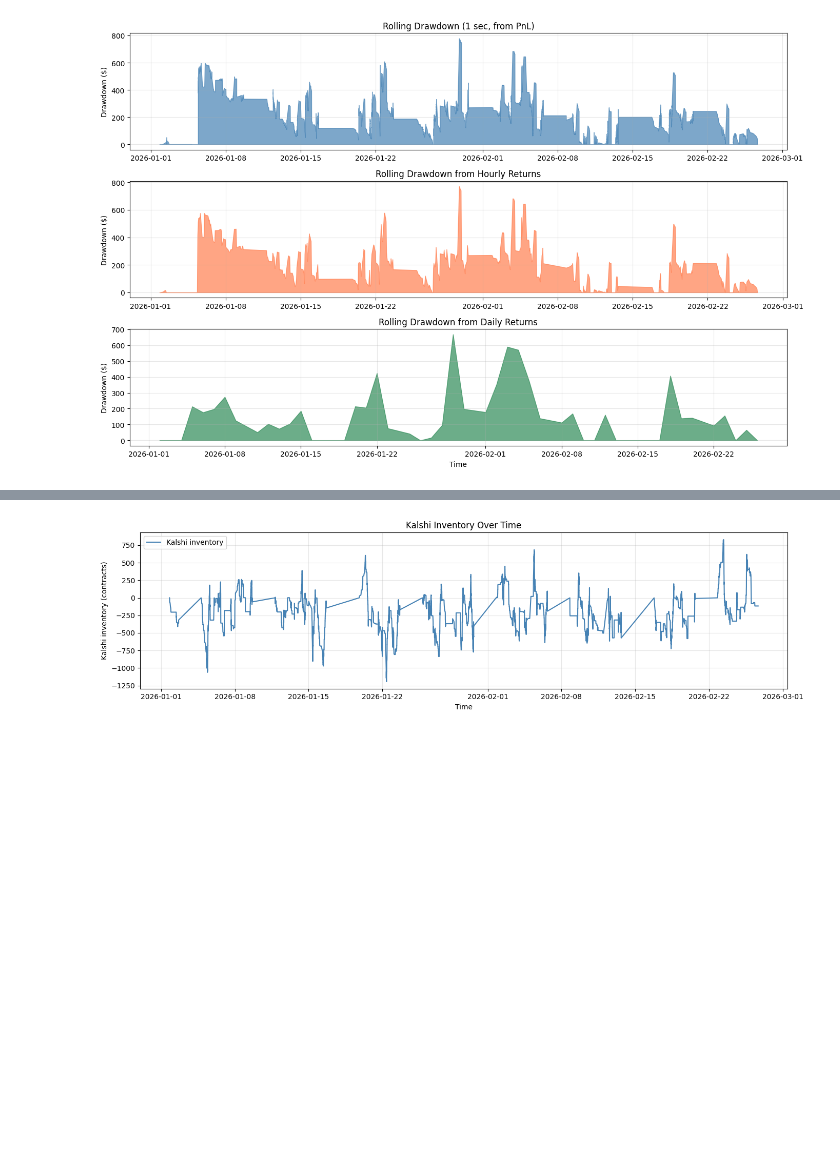
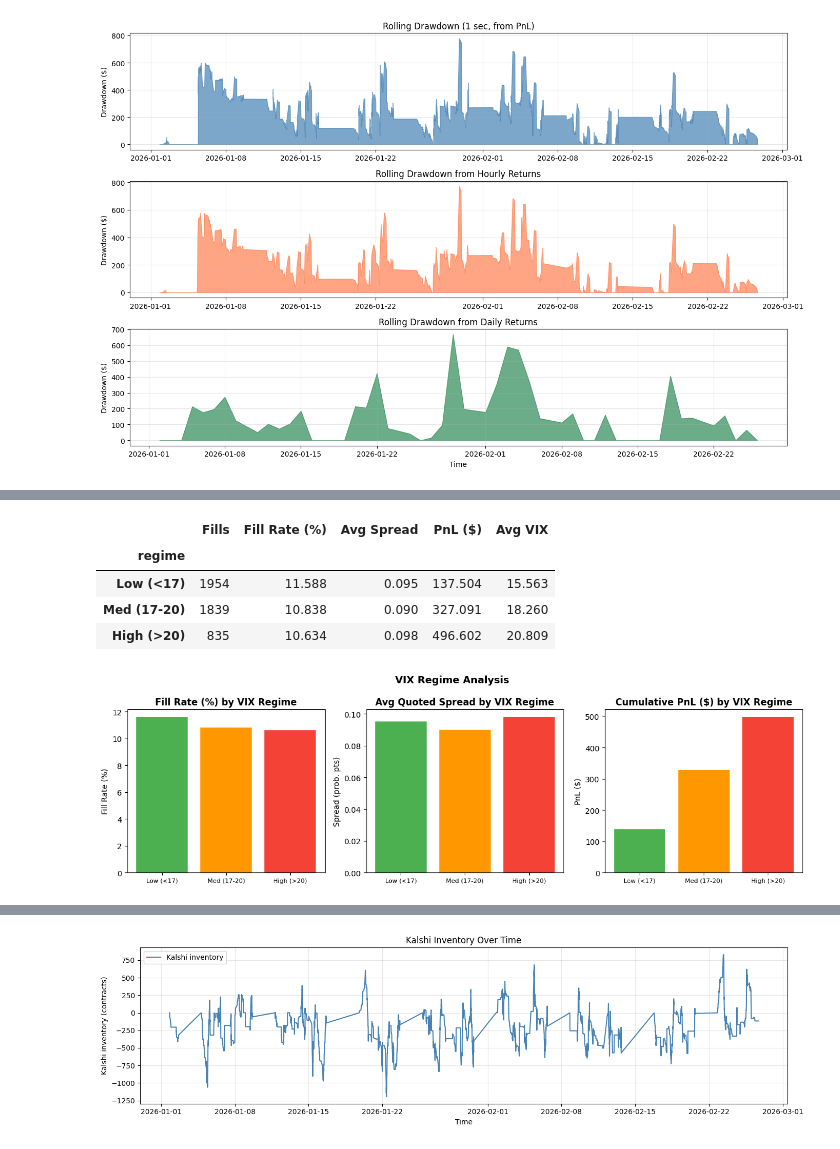
Before and after one commit to chris-mulligan-50/FINM-33150-Quantitative-Trading-Strategies-Final-Project-Kalshi-Market-Making-, a Jupyter notebook: submission.ipynb, the cells around one changed output, grey strips where cells are left out. Drawn from its saved outputs; the diff is of its cells as text; code cells hidden in the pictures; blank space fills up the shorter version.

```diff
--- a/submission.ipynb
+++ b/submission.ipynb
@@ -488,0 +793,66 @@ plot_rolling_drawdown(df_ts)
+# %%
+import polars as pl
+import pandas as pd
+import matplotlib.pyplot as plt
+from IPython.display import display
+
+# PnL by regime from portfolio time series (one row per ts, no double-counting)
+ts_reg = add_regime(df_ts).with_columns(pl.col("pnl").diff().alias("pnl_chg"))
+regime_pnl = (
+    ts_reg.group_by("regime")
+    .agg([pl.col("pnl_chg").sum().alias("pnl"), pl.col("vix").mean().alias("avg_vix")])
+    .sort("avg_vix")
+)
+
+# Fill rate & spread from raw per-contract df
+df_reg = add_regime(df).with_columns([
+    (pl.col("bid_fill") | pl.col("ask_fill")).alias("any_fill"),
+    (pl.col("my_bid").is_not_null() & (pl.col("my_bid") > 0)).alias("quoting"),
+])
+fill_reg = (
+    df_reg.group_by("regime")
+    .agg([
+        pl.col("any_fill").sum().alias("fills"),
+        pl.col("quoting").sum().alias("quoted"),
+        (pl.col("my_ask") - pl.col("my_bid")).filter(pl.col("my_bid") > 0).mean().alias("avg_spread"),
+        pl.col("vix").mean().alias("avg_vix"),
+    ])
+    .with_columns((pl.col("fills") / pl.col("quoted") * 100).alias("fill_rate_pct"))
+    .sort("avg_vix")
+)
+
+reg_sum = (
+    fill_reg.join(regime_pnl.select(["regime","pnl"]), on="regime")
+    .select(["regime","fills","fill_rate_pct","avg_spread","pnl","avg_vix"])
+).to_pandas().set_index("regime")
+reg_sum.columns = ["Fills","Fill Rate (%)","Avg Spread","PnL ($)","Avg VIX"]
+display(reg_sum.round(3))
+
+fig, axes = plt.subplots(1, 3, figsize=(13, 4))
+pal = ["#4CAF50","#FF9800","#F44336"]
+regs = reg_sum.index.tolist()
+
+axes[0].bar(regs, reg_sum["Fill Rate (%)"], color=pal)
+axes[0].set_title("Fill Rate (%) by VIX Regime", fontweight="bold")
+axes[0].set_ylabel("Fill Rate (%)")
+
+axes[1].bar(regs, reg_sum["Avg Spread"], color=pal)
+axes[1].set_title("Avg Quoted Spread by VIX Regime", fontweight="bold")
+axes[1].set_ylabel("Spread (prob. pts)")
+
+axes[2].bar(regs, reg_sum["PnL ($)"], color=pal)
+axes[2].set_title("Cumulative PnL ($) by VIX Regime", fontweight="bold")
+axes[2].set_ylabel("PnL ($)")
+
+for ax in axes:
+    ax.tick_params(axis="x", labelsize=8)
+plt.suptitle("VIX Regime Analysis", fontsize=13, fontweight="bold")
+plt.tight_layout()
+plt.show()
+# %% [output]
+|  | Fills | Fill Rate (%) | Avg Spread | PnL ($) | Avg VIX |
+| regime |  |  |  |  |  |
+| Low (<17) | 1954 | 11.588 | 0.095 | 137.504 | 15.563 |
+| Med (17-20) | 1839 | 10.838 | 0.090 | 327.091 | 18.260 |
+| High (>20) | 835 | 10.634 | 0.098 | 496.602 | 20.809 |
+[figure, added]
```
Also changed, not shown: parts of 49 cells of this notebook, 2 other files.
